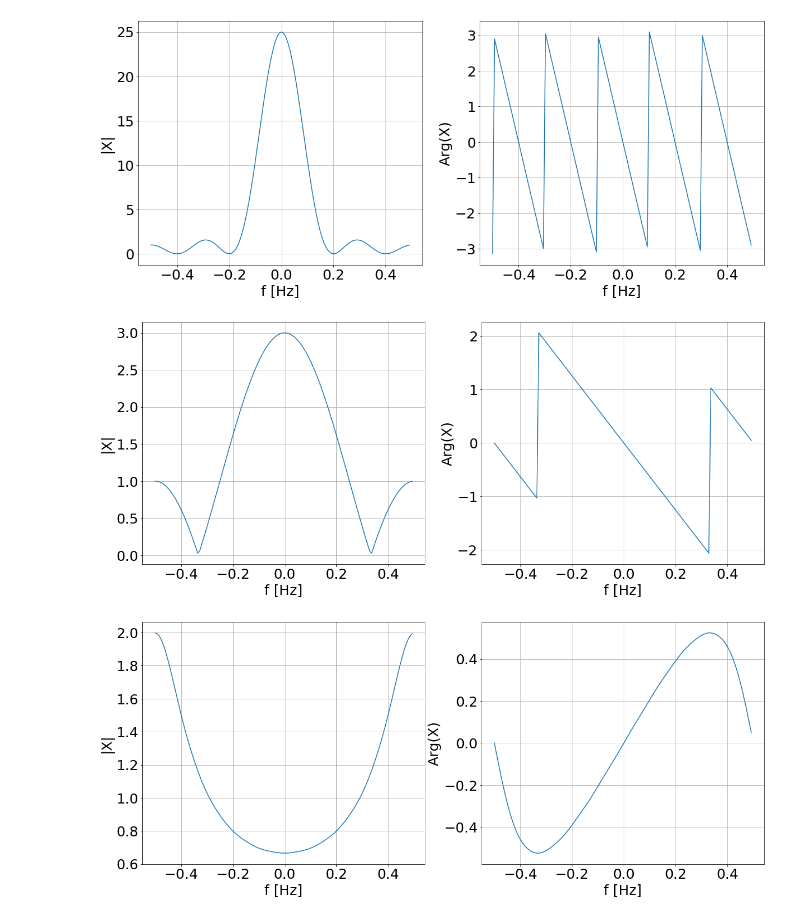
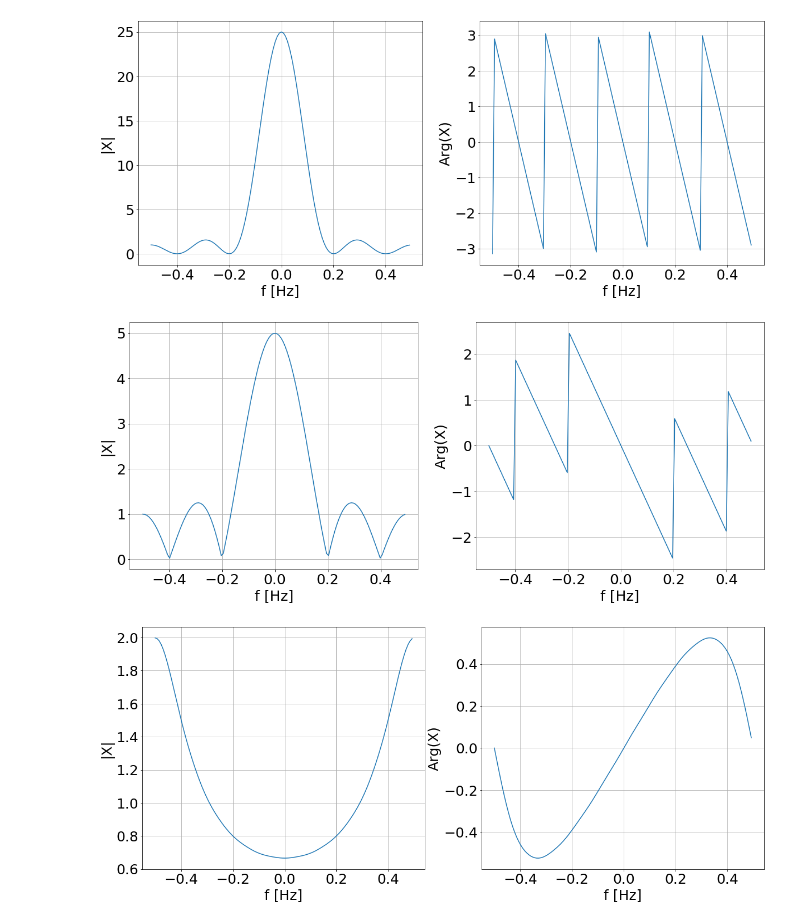
Before and after one commit to Equipo-2-DSP/informe_parte_2, a Jupyter notebook: 03-Discreta-Aperiodica.ipynb, the cells around one changed output. Saved outputs shown, nothing was run; the diff lists cells and outputs as text; code cells hidden in the pictures.

```diff
--- a/03-Discreta-Aperiodica.ipynb
+++ b/03-Discreta-Aperiodica.ipynb
@@ -16,7 +16,7 @@ plt.rcParams.update( {
     'savefig.dpi': 120
 } )
 # %%
-def calcular_fft( x, N, zero_padding=None ):
+def calcular_fft( x, N, zero_padding=None, N_neg=0 ):
     if( type(N)!= int ):
         fft_resultado = {
             'X': [],
@@ -33,13 +33,13 @@ def calcular_fft( x, N, zero_padding=None ):
             for key in resultado_N:
                 fft_resultado[ key ].append( resultado_N[ key ] )
     else:
-        n = np.arange( 0, N)
+        n = np.arange( -N_neg, N)
         if(  zero_padding ):
             X = fft( x(n), zero_padding )
             freq = fftshift( fftfreq( zero_padding ) )
         else:
             X = fft( x(n) )
-            freq = fftshift( fftfreq( N ) )
+            freq = fftshift( fftfreq( N + abs(N_neg) ) )
         shift_X = fftshift( X )
 
         fft_resultado= {
@@ -133,7 +133,7 @@ x_2 = lambda n: escalon( n+2  ) * escalon( 2-n )
 x_3 = lambda n: (-.5)**n * escalon( n )
 # %%
-def graficar_fft( x, N, path=None, zero_padding=None ):
-    resultado_fft = calcular_fft( x, N, zero_padding=zero_padding )
+def graficar_fft( x, N, path=None, zero_padding=None, N_neg=0 ):
+    resultado_fft = calcular_fft( x, N, zero_padding=zero_padding, N_neg=N_neg )
     X = resultado_fft['shift_X']
     f = resultado_fft['freq']
 
@@ -142,7 +142,7 @@ def graficar_fft( x, N, path=None, zero_padding=None ):
 
     fig, axs = plt.subplots( 1, 2, figsize=( 20,  8 ) )
 
-    axs[0].plot( f, mod_X )
+    axs[0].plot( f, np.abs(X) )
     axs[0].grid()
     axs[0].set_xlabel( 'f [Hz]' )
     axs[0].set_ylabel( '|X|' )
@@ -160,9 +160,9 @@ graficar_fft( x_1, 10 , './Img/punto_3_e_1.png', zero_padding=128 )
 # %% [output]
 [figure]
 # %%
-graficar_fft( x_2, 10 , './Img/punto_3_e_2.png', zero_padding=128 )
+graficar_fft( x_2, 3 , './Img/punto_3_e_2.png', zero_padding=128 ,N_neg=2)
 # %% [output]
-[figure, old version]
+[figure, new version]
 # %%
 graficar_fft( x_3, 10 , './Img/punto_3_e_3.png', zero_padding=128 )
 # %% [output]
```
Also changed, not shown: parts of 2 cells of this notebook, 3 other files.
